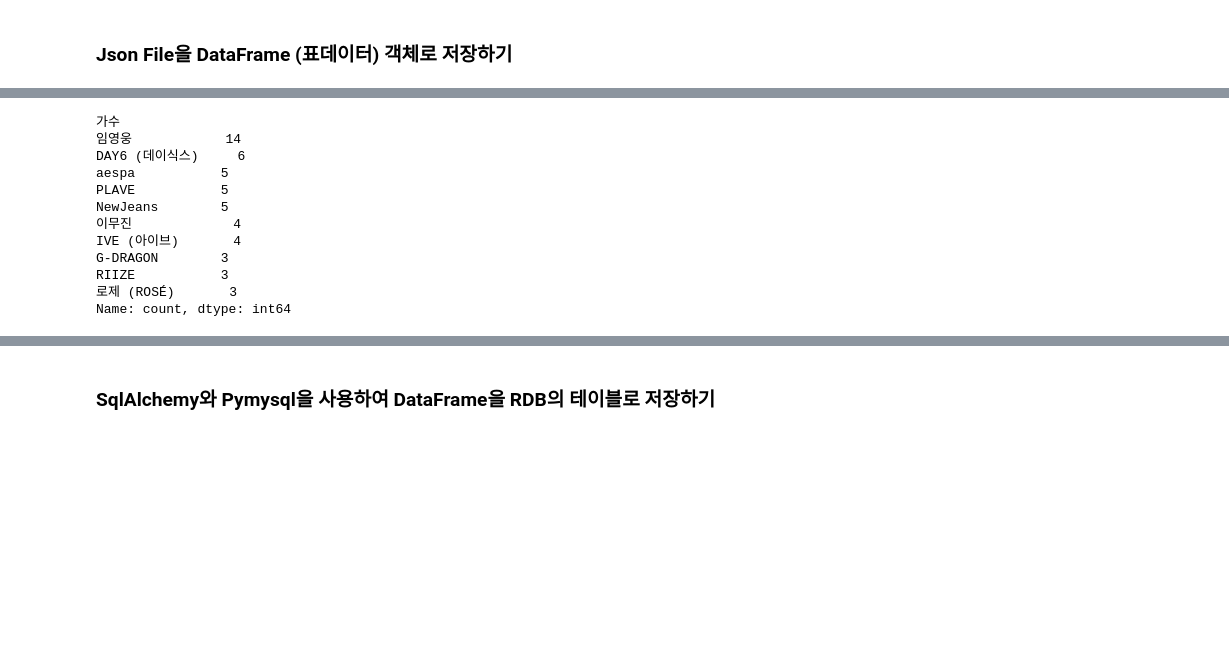
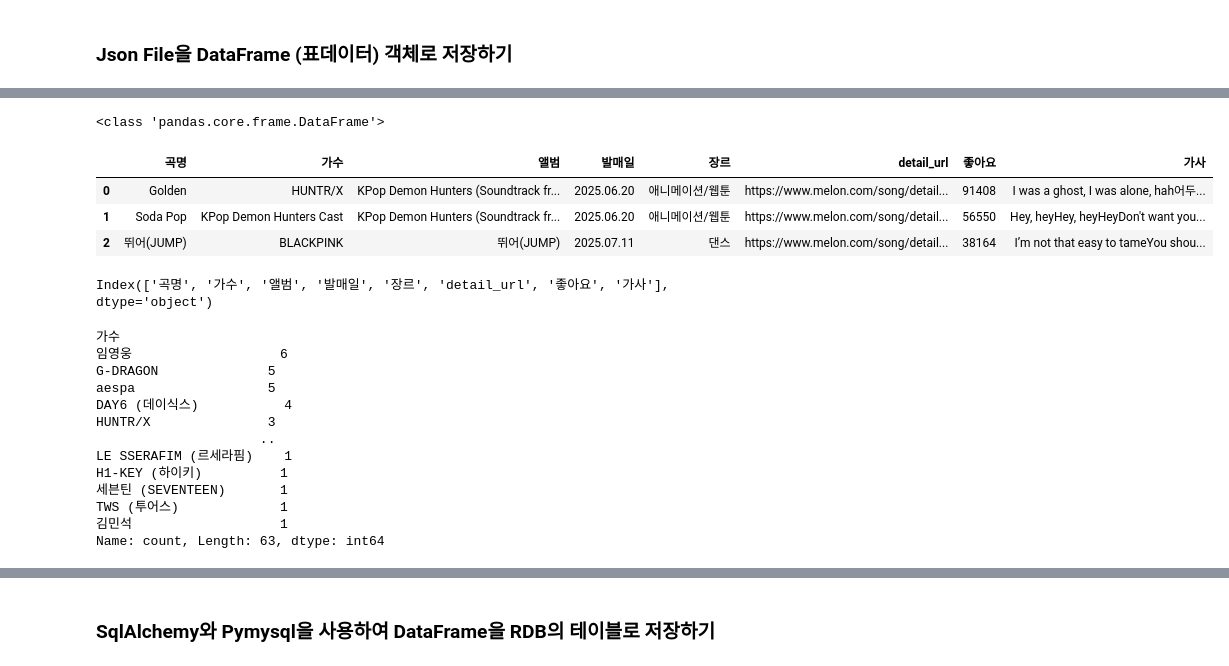
Before and after one commit to sehuikim02/Python_Webscraping_Analysis, a Jupyter notebook: 04.Melon100차트_데이터파싱_DB저장.ipynb, the cells around one changed output, grey strips where cells are left out. Drawn from its saved outputs; the diff is of its cells as text; code cells hidden in the pictures; blank space fills up the shorter version.

```diff
--- a/04.Melon100차트_데이터파싱_DB저장.ipynb
+++ b/04.Melon100차트_데이터파싱_DB저장.ipynb
@@ -78,17 +228,35 @@ headers = {
+# %%
+import pandas as pd
+
+song_df = pd.read_json('data/songs100.json')
+print(type(song_df))
+song_df.head(3)
+# %% [output]
+<class 'pandas.core.frame.DataFrame'>
+|  | 곡명 | 가수 | 앨범 | 발매일 | 장르 | detail_url | 좋아요 | 가사 |
+| 0 | Golden | HUNTR/X | KPop Demon Hunters (Soundtrack fr... | 2025.06.20 | 애니메이션/웹툰 | https://www.melon.com/song/detail... | 91408 | I was a ghost, I was alone, hah어두... |
+| 1 | Soda Pop | KPop Demon Hunters Cast | KPop Demon Hunters (Soundtrack fr... | 2025.06.20 | 애니메이션/웹툰 | https://www.melon.com/song/detail... | 56550 | Hey, heyHey, heyHeyDon't want you... |
+| 2 | 뛰어(JUMP) | BLACKPINK | 뛰어(JUMP) | 2025.07.11 | 댄스 | https://www.melon.com/song/detail... | 38164 | I’m not that easy to tameYou shou... |
+# %%
+song_df.columns
+# %% [output]
+Index(['곡명', '가수', '앨범', '발매일', '장르', 'detail_url', '좋아요', '가사'], dtype='object')
 # %%
 # 가수 별 Row Counting
+song_df['가수'].value_counts()
 # %% [output]
 가수
-임영웅            14
-DAY6 (데이식스)     6
-aespa           5
-PLAVE           5
-NewJeans        5
-이무진             4
-IVE (아이브)       4
-G-DRAGON        3
-RIIZE           3
-로제 (ROSÉ)       3
-Name: count, dtype: int64
+임영웅                   6
+G-DRAGON              5
+aespa                 5
+DAY6 (데이식스)           4
+HUNTR/X               3
+                     ..
+LE SSERAFIM (르세라핌)    1
+H1-KEY (하이키)          1
+세븐틴 (SEVENTEEN)       1
+TWS (투어스)             1
+김민석                   1
+Name: count, Length: 63, dtype: int64
 # %%
 # 장르 별 Row Counting
```
Also changed, not shown: parts of 33 cells of this notebook, 3 other files.
